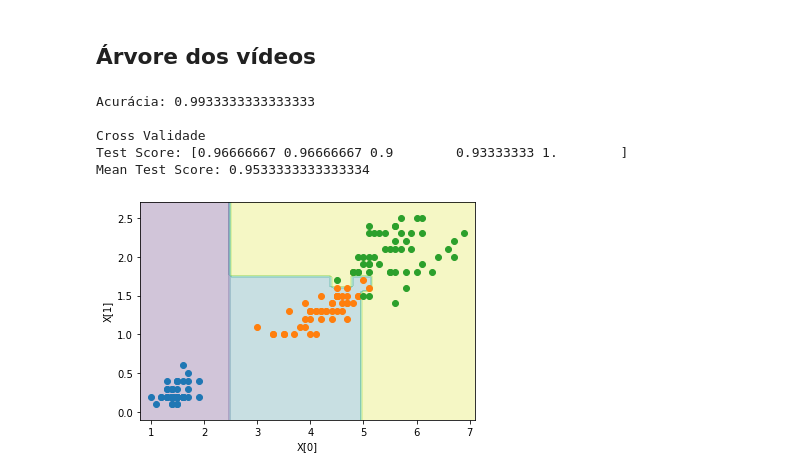
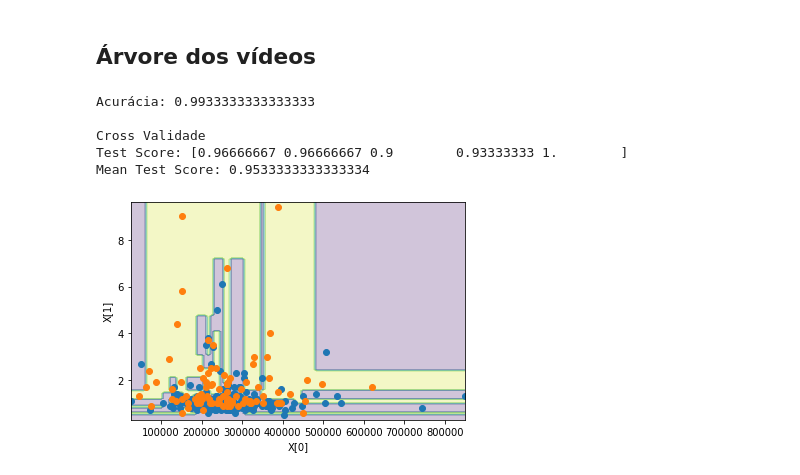
Before and after one commit to lbfiorino/repa-arvore-de-decisao, a Jupyter notebook: tarefa.ipynb, the cells around one changed output. Drawn from its saved outputs; the diff is of its cells as text; code cells hidden in the pictures.

```diff
--- a/tarefa.ipynb
+++ b/tarefa.ipynb
@@ -12,10 +15,10 @@ dataset1 = np.loadtxt('datasets/glass.data', delimiter=',')
 dataset2 = np.loadtxt('datasets/heart_failure_clinical_records_dataset.csv', delimiter=',', skiprows=1)
 dataset3 = np.loadtxt('datasets/data_banknote_authentication.txt', delimiter=',')
 # %%
-Xi, yi = iris.data[:,2:], iris.target       # dataset iris
-X1, y1 = dataset1[:,1:-1], dataset1[:,-1]   # dataset 1
-X2, y2 = dataset2[:,:-1], dataset2[:,-1]    # dataset 2
-X3, y3 = dataset3[:,:-1], dataset3[:,-1]    # dataset 3
+Xi, yi = iris.data[:,2:], iris.target      # dataset iris
+X1, y1 = dataset1[:,6:8], dataset1[:,-1]   # dataset 1
+X2, y2 = dataset2[:,6:8], dataset2[:,-1]   # dataset 2
+X3, y3 = dataset3[:,:2], dataset3[:,-1]    # dataset 3
 
 print(f"Dataset Iris: {Xi.shape}, {yi.shape}, {set(yi)}\n")
 print(f"Dataset1: {X1.shape}, {y1.shape}, {set(y1)}\n")
@@ -160,38 +163,38 @@ class ArvoreVideo(BaseEstimator, ClassifierMixin):
         self.caracteristica, self.valor, self.imp = melhorCaracteristica(X,y)
         maiores = X[:,self.caracteristica] > self.valor
         if sum(maiores)>0 and sum(~maiores)>0:
-            self.maiores = Arvore()
+            self.maiores = ArvoreVideo()
             self.maiores.fit(X[maiores,:],y[maiores])
-            self.menores = Arvore()
+            self.menores = ArvoreVideo()
             self.menores.fit(X[~maiores,:],y[~maiores])
         else:
             self.resposta = maisFrequente(y)
     def predict(self, X):
         y = np.empty((X.shape[0]))
         if hasattr(self, 'resposta'):
             y[:] = self.resposta
         else:
             maiores = X[:,self.caracteristica] > self.valor
             y[maiores] = self.maiores.predict(X[maiores,:])
             y[~maiores] = self.menores.predict(X[~maiores,:])
         return y
 
 modelo = ArvoreVideo()
 modelo.fit(Xi,yi)
 ypred = modelo.predict(Xi)
 acuracia = accuracy_score(yi, ypred)
 print(f"Acurácia: {acuracia}")
 
 scores = cross_validate(Arvore(), Xi, yi)
 print("\nCross Validade")
 print(f"Test Score: {scores['test_score']}")
 print(f"Mean Test Score: {np.mean(scores['test_score'])}\n")
 
-plotDecisao(ArvoreVideo(), Xi, yi)
+plotDecisao(ArvoreVideo(), X2, y2)
 # %% [output]
 Acurácia: 0.9933333333333333
 
 Cross Validade
 Test Score: [0.96666667 0.96666667 0.9        0.93333333 1.        ]
 Mean Test Score: 0.9533333333333334
-[figure, old version]
+[figure, new version]
```
Also changed, not shown: parts of 3 cells of this notebook, 2 other files.
